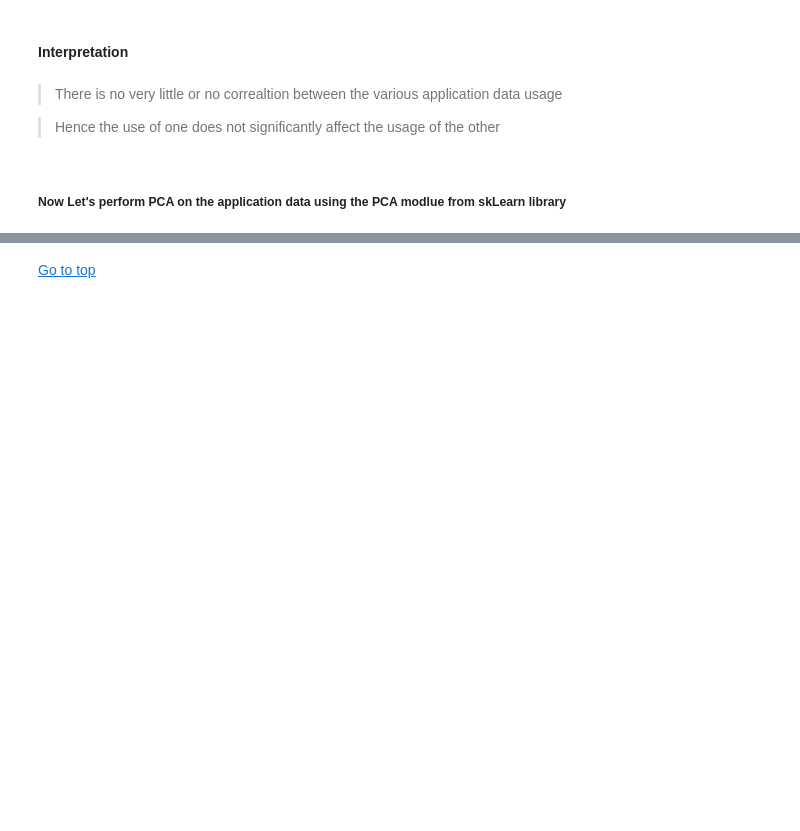
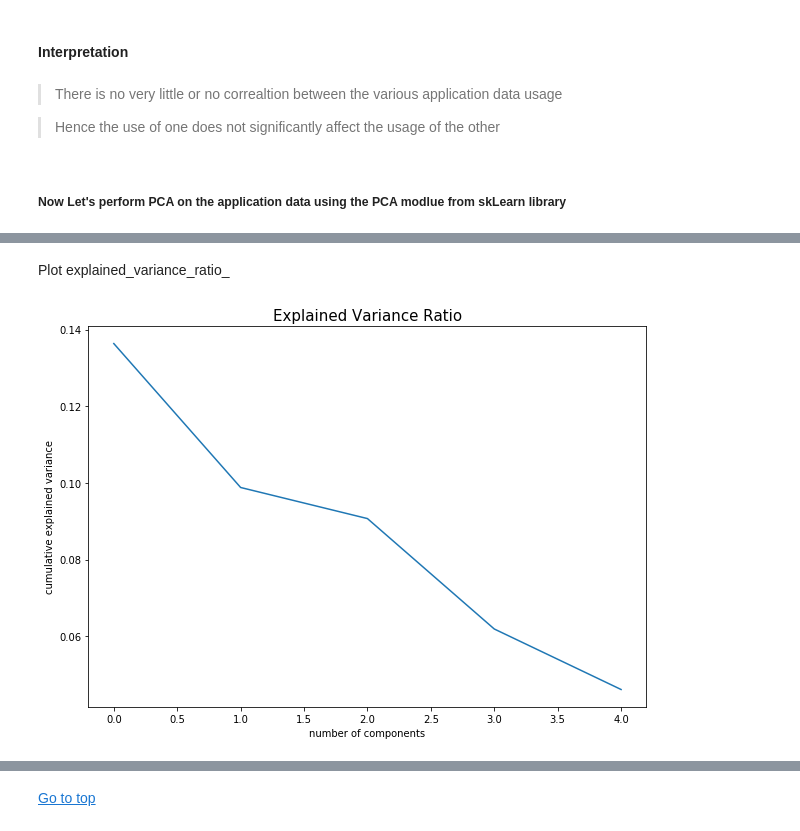
Before and after one commit to Patrick5455/tellco_user_analytics, a Jupyter notebook: analyis/user_overview.ipynb, the cells around one changed output, grey strips where cells are left out. Saved outputs shown, nothing was run; the diff lists cells and outputs as text; code cells hidden in the pictures; blank space fills up the shorter version.

```diff
--- a/analyis/user_overview.ipynb
+++ b/analyis/user_overview.ipynb
@@ -1423,0 +1532,14 @@ PCA(n_components=23)
+# %% [markdown]
+ Plot explained_variance_ratio_
+# %%
+plt.subplots(figsize=(10,7))
+plt.title('Explained Variance Ratio', fontsize=15)
+plt.plot(pcamodel.explained_variance_ratio_)
+plt.xlabel('number of components')
+plt.ylabel('cumulative explained variance')
+plt.savefig('visuals/user_overview/pca_plots/explained_variance_ratio.png', format='png')
+plt.show()
+
+#PCA1 is at 0 in xscale
+# %% [output]
+[figure, added]
```
Also changed, not shown: parts of 29 cells of this notebook, 7 other files.
